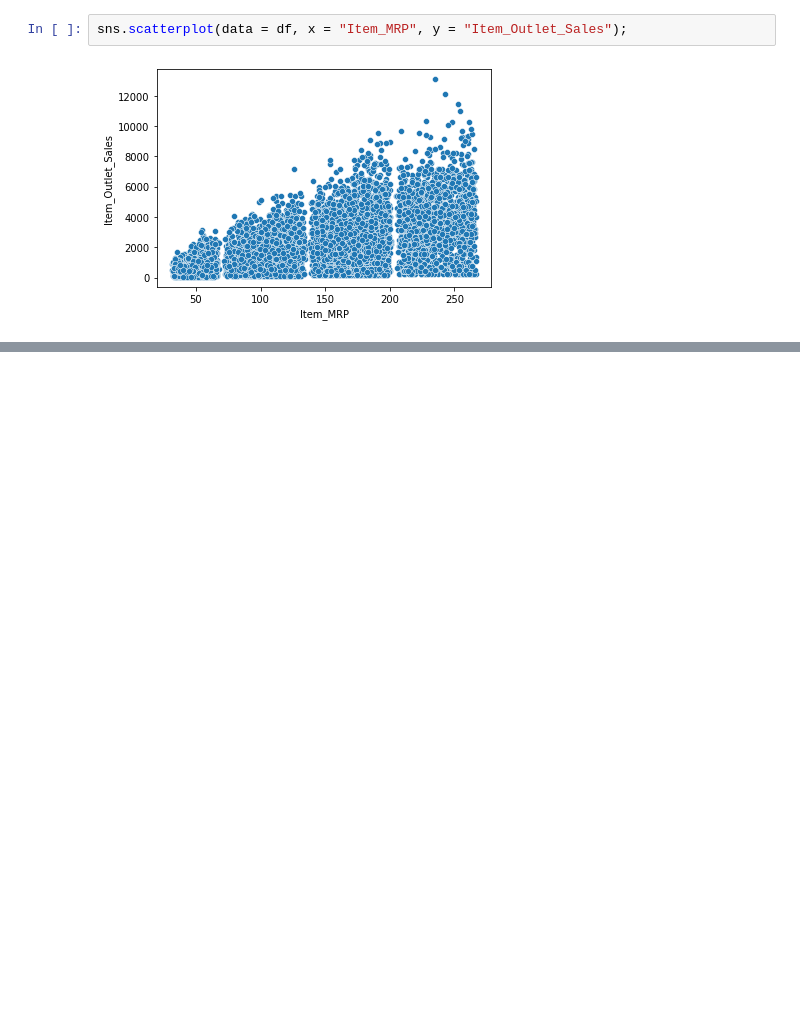
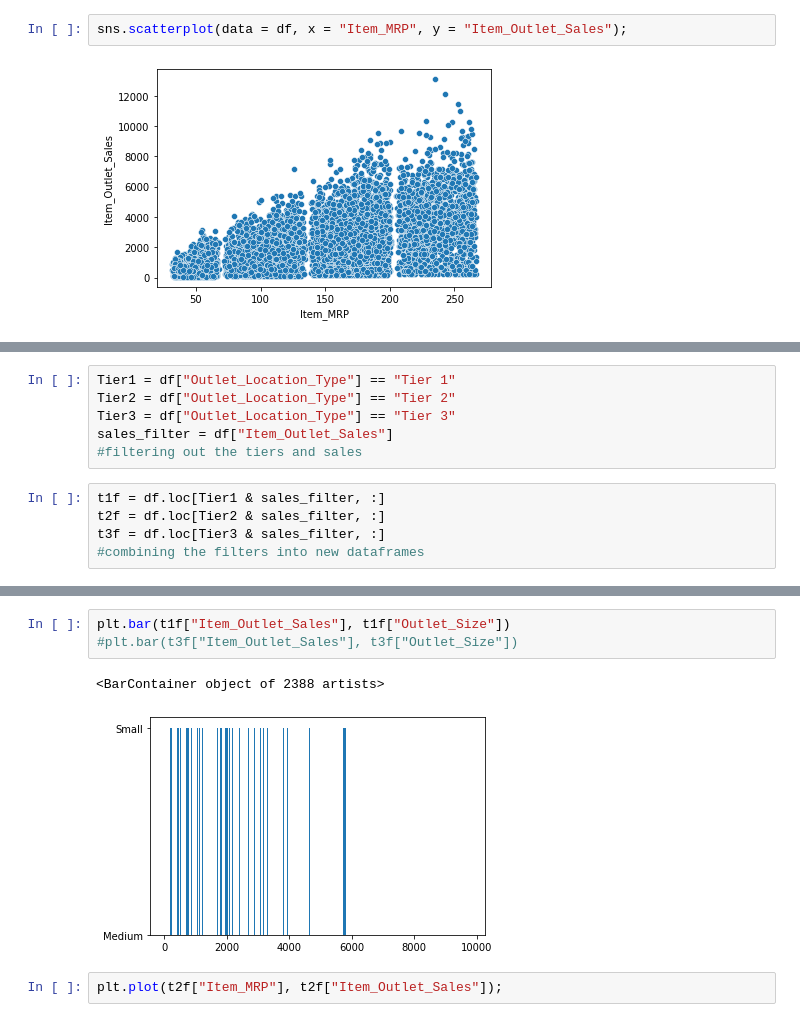
Before and after one commit to Brojas1/FSP, a Jupyter notebook: Copy_of_Food_Sales_Prediction.ipynb, the cells around one changed output, grey strips where cells are left out. Cells and saved outputs as stored; diff of their text form; blank space fills up the shorter version.

```diff
--- a/Copy_of_Food_Sales_Prediction.ipynb
+++ b/Copy_of_Food_Sales_Prediction.ipynb
@@ -323,0 +337,11 @@ sns.scatterplot(data = df, x = "Item_MRP", y = "Item_Outlet_Sales");
+# %%
+Tier1 = df["Outlet_Location_Type"] == "Tier 1"
+Tier2 = df["Outlet_Location_Type"] == "Tier 2"
+Tier3 = df["Outlet_Location_Type"] == "Tier 3"
+sales_filter = df["Item_Outlet_Sales"]
+#filtering out the tiers and sales
+# %%
+t1f = df.loc[Tier1 & sales_filter, :]
+t2f = df.loc[Tier2 & sales_filter, :]
+t3f = df.loc[Tier3 & sales_filter, :]
+#combining the filters into new dataframes
@@ -323,0 +358,8 @@ sns.scatterplot(data = df, x = "Item_MRP", y = "Item_Outlet_Sales");
+# %%
+plt.bar(t1f["Item_Outlet_Sales"], t1f["Outlet_Size"])
+#plt.bar(t3f["Item_Outlet_Sales"], t3f["Outlet_Size"])
+# %% [output]
+<BarContainer object of 2388 artists>
+[figure, added]
+# %%
+plt.plot(t2f["Item_MRP"], t2f["Item_Outlet_Sales"]);
```
Also changed, not shown: parts of 7 cells of this notebook.
